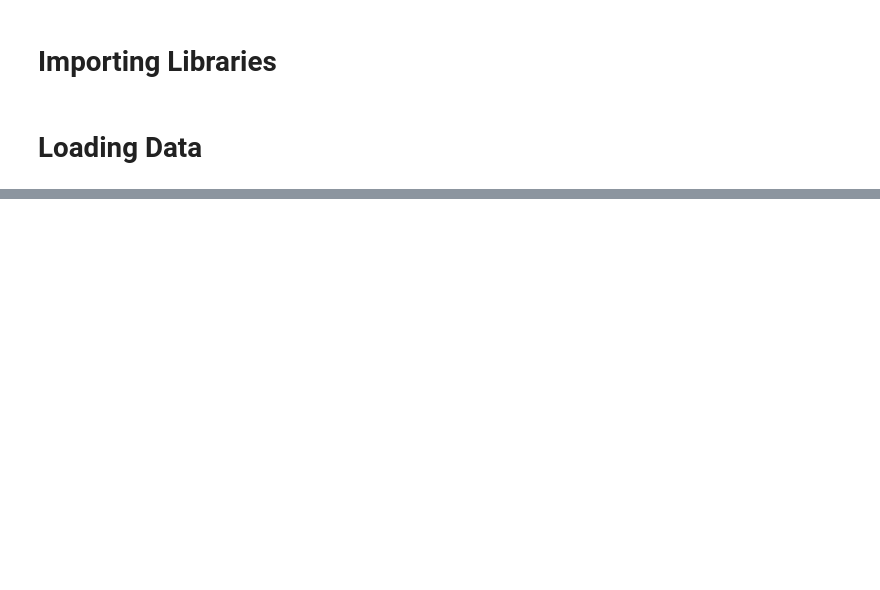
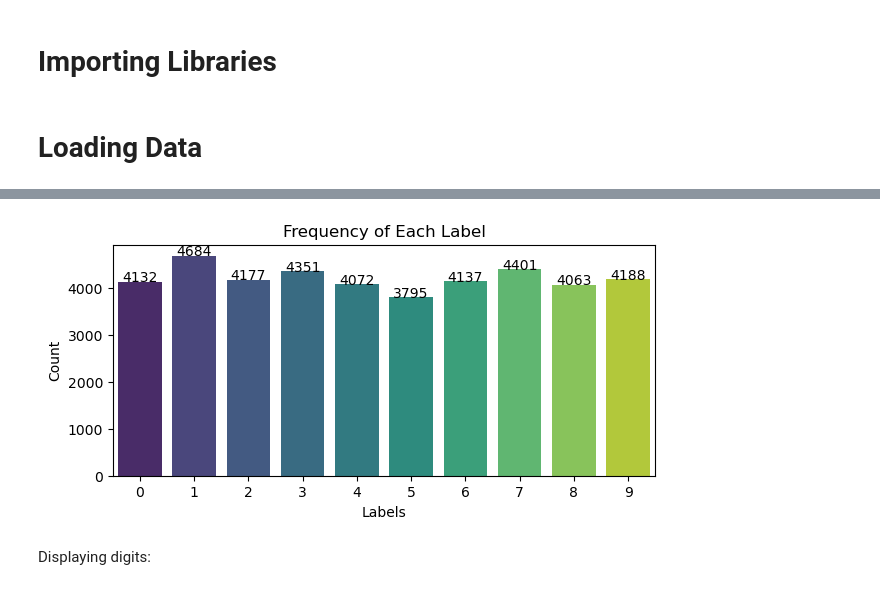
Before and after one commit to edultorres1/ML-Project, a Jupyter notebook: Digit Recognizer.ipynb, the cells around one changed output, grey strips where cells are left out. Cells and saved outputs as stored; diff of their text form; code cells hidden in the pictures; blank space fills up the shorter version.

```diff
--- a/Digit Recognizer.ipynb
+++ b/Digit Recognizer.ipynb
@@ -14,0 +46,6 @@ train = pd.read_csv("digit-recognizer/train.csv")
+# %%
+# Counting the total number of each label
+counts_train = train['label'].value_counts().sort_index()
+print(counts_train)
+
+print(f"Total counts: {counts_train.sum()}")
@@ -15,3 +66,21 @@ train = pd.read_csv("digit-recognizer/train.csv")
+# %%
+# Plotting frequency chart
+plt.figure(figsize=(7,3))
+sns.barplot(x=counts_train.index, y=counts_train.values, palette='viridis')
+
+# Add count labels on top of each column
+for index, value in enumerate(counts_train.values):
+    plt.text(index, value + 0.05, str(value), ha='center')
+
+# Set title and labels
+plt.title('Frequency of Each Label')
+plt.xlabel('Labels')
+plt.ylabel('Count')
+plt.show()
+# %% [output]
+[figure, added]
+# %% [markdown]
+Displaying digits:
 # %%
 fig, axes = plt.subplots(2, 3, figsize=(10, 4))
 axes = axes.flatten()
```
Also changed, not shown: parts of 9 cells of this notebook.
